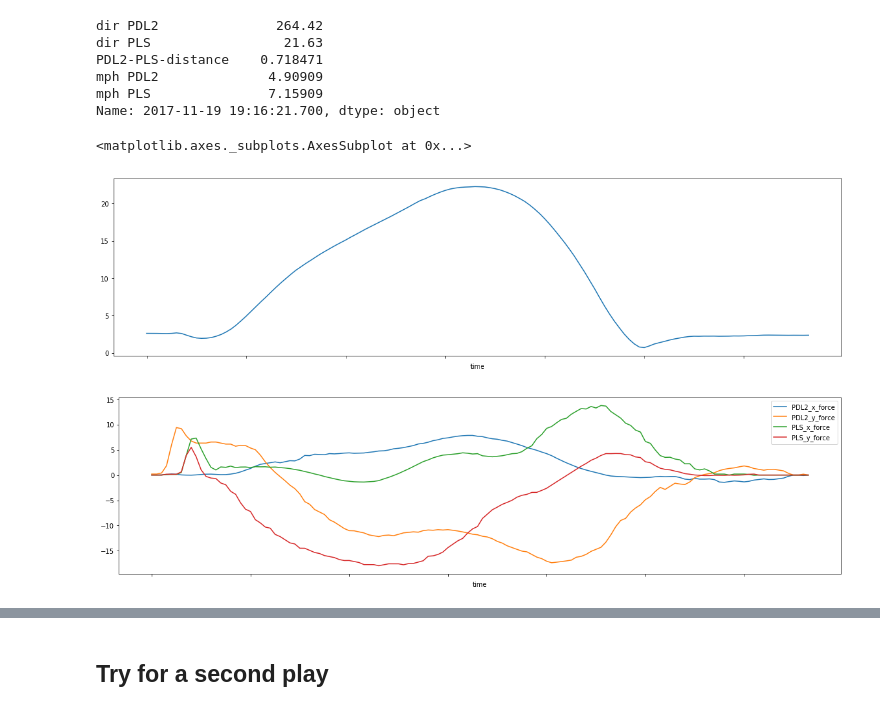
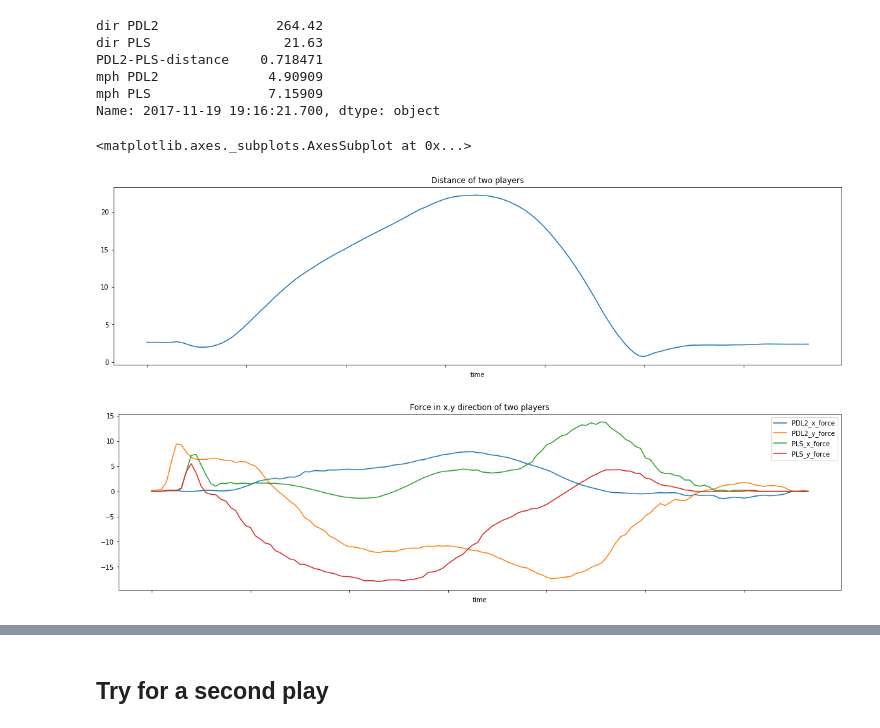
Before and after one commit to RobMulla/kaggle-nfl, a Jupyter notebook: notebooks/Danger_Heuristic.ipynb, the cells around one changed output, grey strips where cells are left out. Drawn from its saved outputs; the diff is of its cells as text; code cells hidden in the pictures.

Commit message:
danger heuristic and player roles

```diff
--- a/notebooks/Danger_Heuristic.ipynb
+++ b/notebooks/Danger_Heuristic.ipynb
@@ -35,7 +47,10 @@ play_pivoted[['mph PDL2','mph PLS']].plot(figsize=(15, 5))
 # %% [markdown]
 ## Euclidian distance
 # %%
-play_pivoted['PDL2-PLS-distance'] = np.sqrt(np.square(play_pivoted['x PDL2'].astype('float') - play_pivoted['x PLS'].astype('float')) + np.square(play_pivoted['y PDL2'].astype('float') - play_pivoted['y PLS'].astype('float')))
+play_pivoted['PDL2-PLS-distance'] = np.sqrt(np.square(play_pivoted['x PDL2'].astype('float') - \
+                                                      play_pivoted['x PLS'].astype('float')) + \
+                                            np.square(play_pivoted['y PDL2'].astype('float') - \
+                                                      play_pivoted['y PLS'].astype('float')))
 # %%
 play_pivoted['PDL2-PLS-distance'].plot(figsize=(15, 5))
 # %% [output]
@@ -76,10 +93,10 @@ play_pivoted['PLS_x_force'], play_pivoted['PLS_y_force'] = pol2cart(play_pivoted
 # %%
-play_pivoted['PDL2-PLS-distance'].plot(figsize=(20, 5))
-play_pivoted[['PDL2_x_force','PDL2_y_force','PLS_x_force','PLS_y_force']].sort_index().plot(figsize=(20, 5))
+play_pivoted['PDL2-PLS-distance'].plot(figsize=(20, 5), title='Distance of two players')
+play_pivoted[['PDL2_x_force','PDL2_y_force','PLS_x_force','PLS_y_force']].sort_index().plot(figsize=(20, 5), title='Force in x,y direction of two players')
 # %% [output]
 <matplotlib.axes._subplots.AxesSubplot at 0x...>
-[figure, old version]
+[figure, new version]
-[figure, old version]
+[figure, new version]
 # %%
 play_pivoted['PLS_PDL2_Opposing_Forces'] = np.sqrt(np.square(play_pivoted['PDL2_x_force'] \
                   - play_pivoted['PLS_x_force']) + \
```
Also changed, not shown: parts of 28 cells of this notebook, 2 other files.
